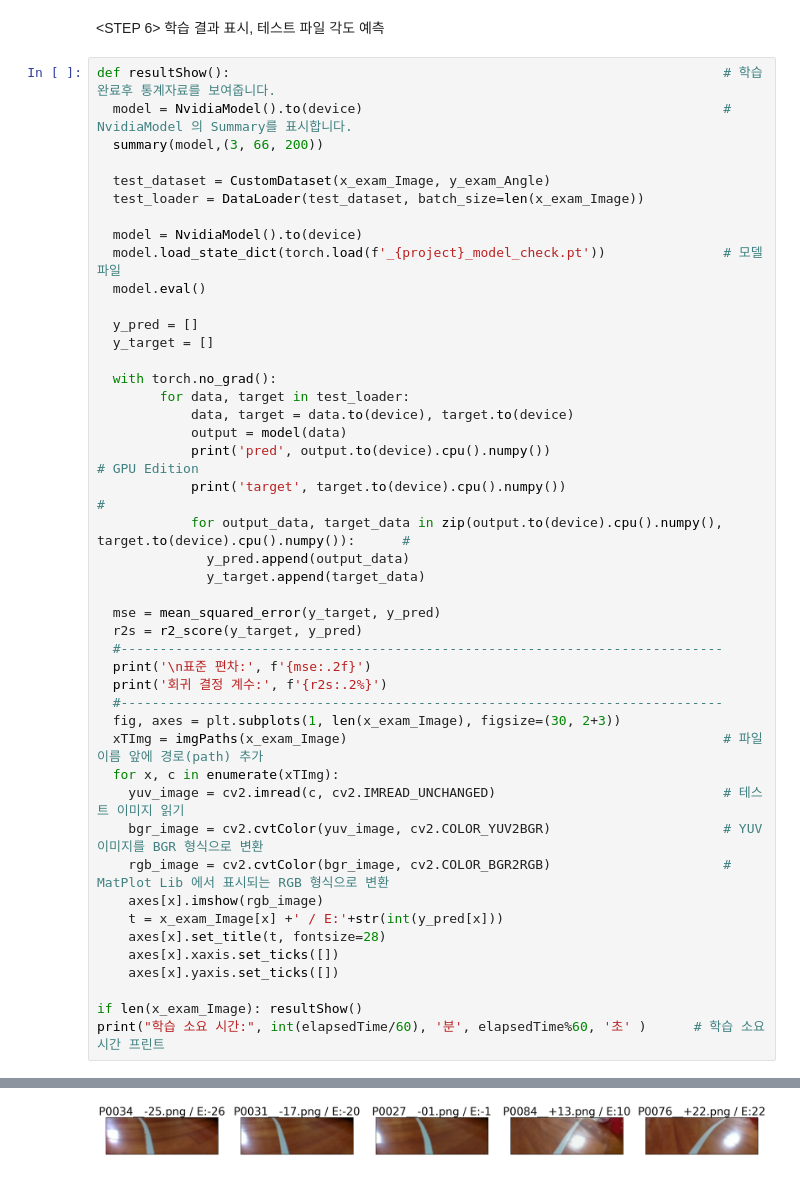
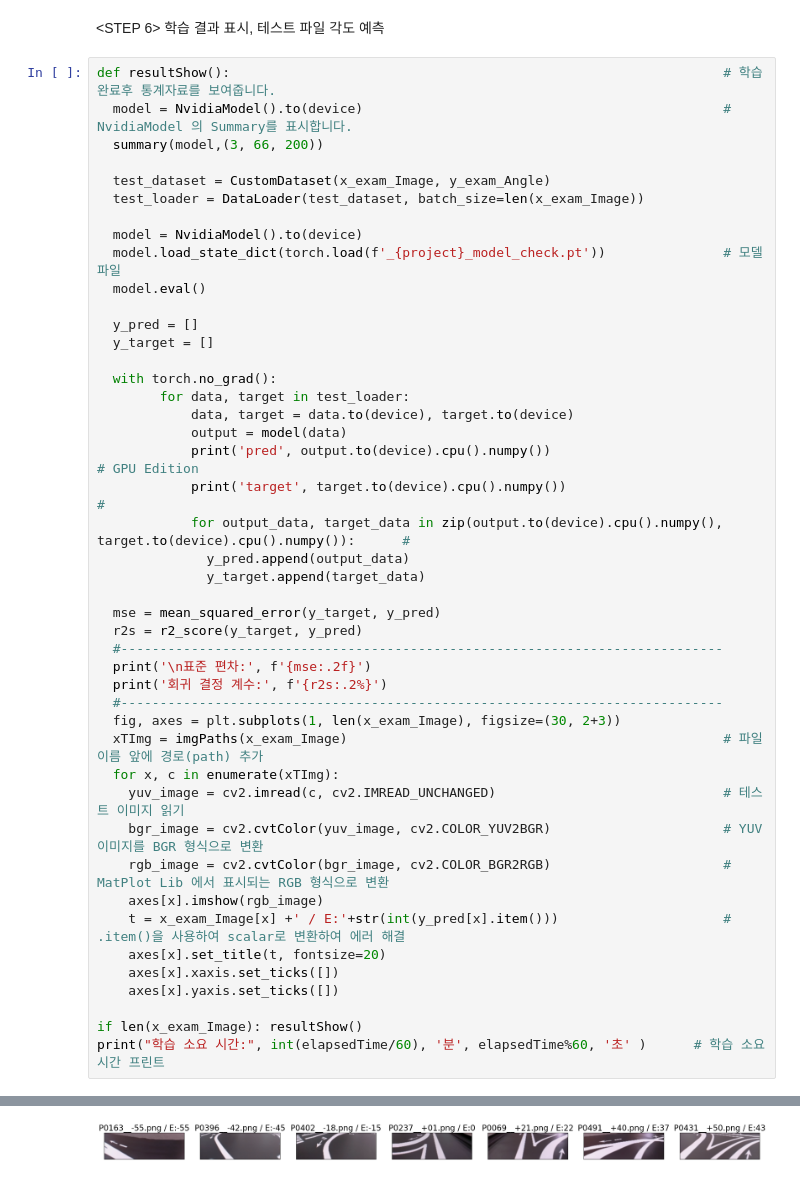
Before and after one commit to ArduinoPLUS/aicar, a Jupyter notebook: aicarA.ipynb, the cells around one changed output, grey strips where cells are left out. Saved outputs shown, nothing was run; the diff lists cells and outputs as text.

```diff
--- a/aicarA.ipynb
+++ b/aicarA.ipynb
@@ -348,8 +348,8 @@ def resultShow():
     bgr_image = cv2.cvtColor(yuv_image, cv2.COLOR_YUV2BGR)                      # YUV 이미지를 BGR 형식으로 변환
     rgb_image = cv2.cvtColor(bgr_image, cv2.COLOR_BGR2RGB)                      # MatPlot Lib 에서 표시되는 RGB 형식으로 변환
     axes[x].imshow(rgb_image)
-    t = x_exam_Image[x] +' / E:'+str(int(y_pred[x]))
-    axes[x].set_title(t, fontsize=28)
+    t = x_exam_Image[x] +' / E:'+str(int(y_pred[x].item()))                     # .item()을 사용하여 scalar로 변환하여 에러 해결
+    axes[x].set_title(t, fontsize=20)
     axes[x].xaxis.set_ticks([])
     axes[x].yaxis.set_ticks([])
 
@@ -376 +376 @@ print("학습 소요 시간:", int(elapsedTime/60), '분', elapsedTime%60, '초'
-[figure, old version]
+[figure, new version]
```
Also changed, not shown: parts of 5 cells of this notebook.
